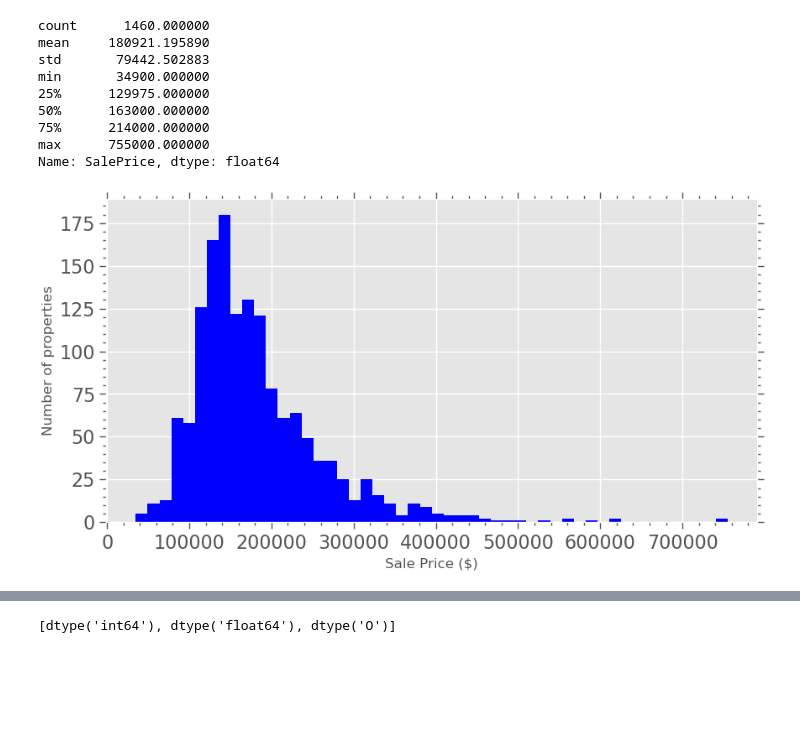
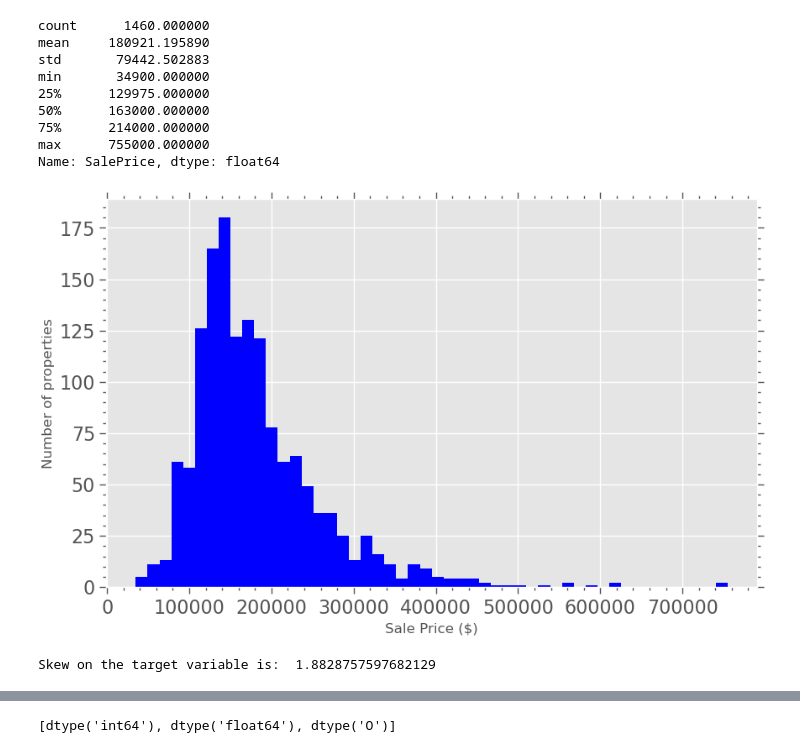
Before and after one commit to darrenjscott/kaggle_comps, a Jupyter notebook: house_prices/house_prices.ipynb, the cells around one changed output, grey strips where cells are left out. Cells and saved outputs as stored; diff of their text form; code cells hidden in the pictures; blank space fills up the shorter version.

```diff
--- a/house_prices/house_prices.ipynb
+++ b/house_prices/house_prices.ipynb
@@ -122,13 +122,15 @@ min       34900.000000
 max      755000.000000
 Name: SalePrice, dtype: float64
 # %%
-fig, ax = plt.subplots(figsize=(10,5))
+fig, ax = plt.subplots()
 ax.hist(hp_train['SalePrice'], bins=50, color='blue')
 ax.set_xlabel('Sale Price ($)')
 ax.set_ylabel('Number of properties')
 plt.show()
 # %% [output]
-[figure, old version]
+[figure, new version]
 # %%
 # Check skewness
-print("Skew is: ", hp_train['SalePrice'].skew())
+print("Skew on the target variable is: ", hp_train['SalePrice'].skew())
+# %% [output]
+Skew on the target variable is:  1.8828757597682129
```
Also changed, not shown: parts of 12 cells of this notebook.
